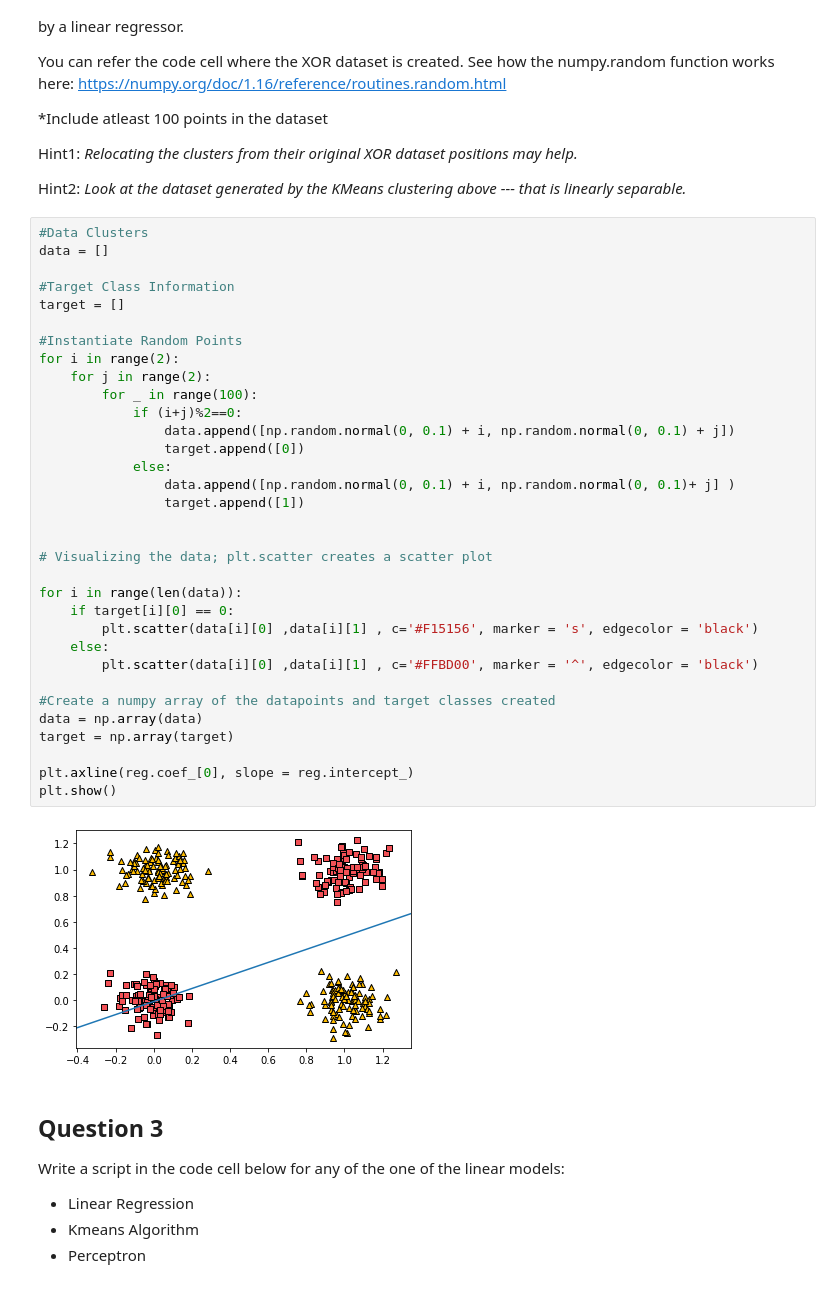
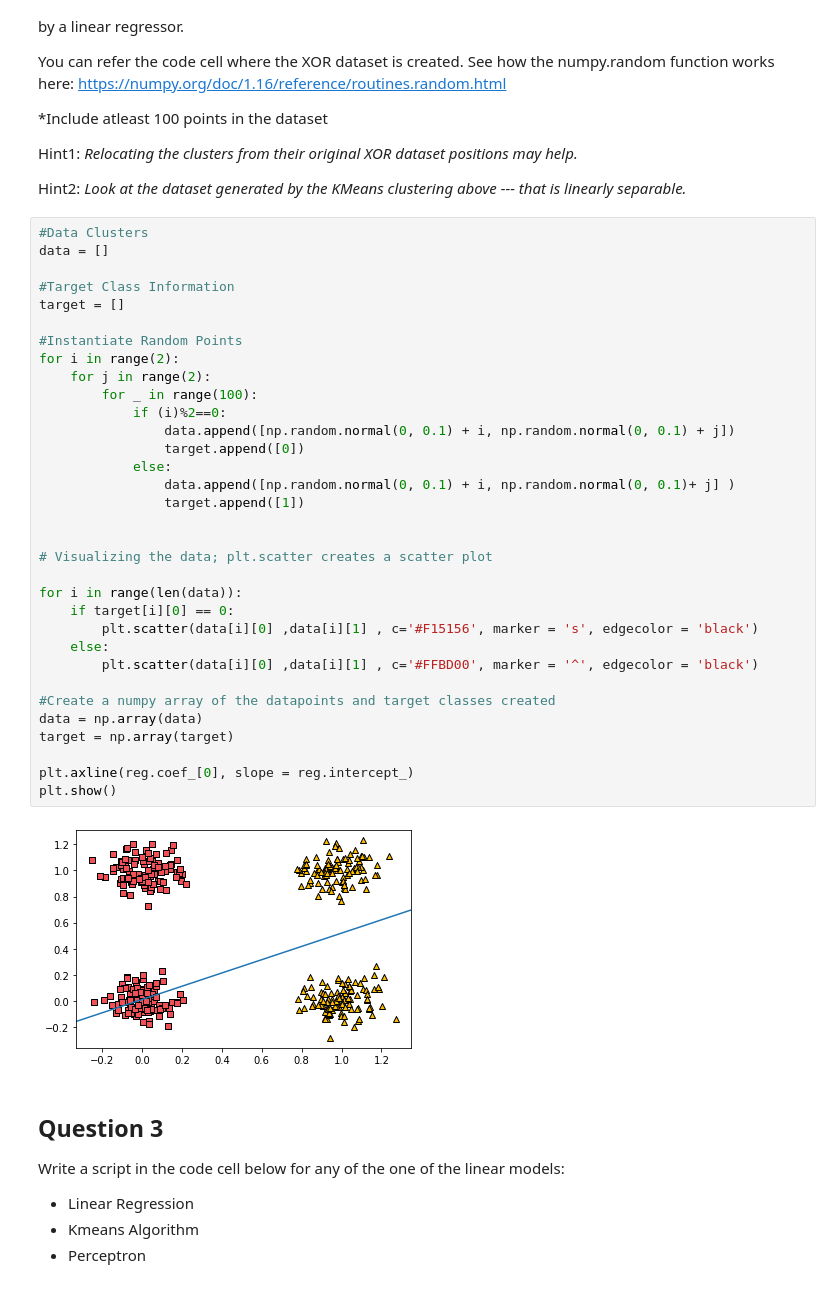
Before and after one commit to Monwaruli/FutureMakers22, a Jupyter notebook: Day_3_Intro_to_Deep_Learning_Monwarul.ipynb, the cells around one changed output. Drawn from its saved outputs; the diff is of its cells as text.

```diff
--- a/Day_3_Intro_to_Deep_Learning_Monwarul.ipynb
+++ b/Day_3_Intro_to_Deep_Learning_Monwarul.ipynb
@@ -238,35 +238,35 @@ data = []
 
 #Target Class Information
 target = []
 
 #Instantiate Random Points
 for i in range(2):
     for j in range(2):
         for _ in range(100):
-            if (i+j)%2==0:
+            if (i)%2==0:
                 data.append([np.random.normal(0, 0.1) + i, np.random.normal(0, 0.1) + j])
                 target.append([0])
             else:
                 data.append([np.random.normal(0, 0.1) + i, np.random.normal(0, 0.1)+ j] )
                 target.append([1])
 
 
 # Visualizing the data; plt.scatter creates a scatter plot
 
 for i in range(len(data)):
     if target[i][0] == 0:
         plt.scatter(data[i][0] ,data[i][1] , c='#F15156', marker = 's', edgecolor = 'black')
     else:
         plt.scatter(data[i][0] ,data[i][1] , c='#FFBD00', marker = '^', edgecolor = 'black')
 
 #Create a numpy array of the datapoints and target classes created
 data = np.array(data)
 target = np.array(target)
 
 plt.axline(reg.coef_[0], slope = reg.intercept_)
 plt.show()
 # %% [output]
-[figure, old version]
+[figure, new version]
 # %% [markdown]
 ## Question 3
 Write a script in the code cell below for any of the one of the linear models:
```
Also changed, not shown: parts of 16 cells of this notebook.
